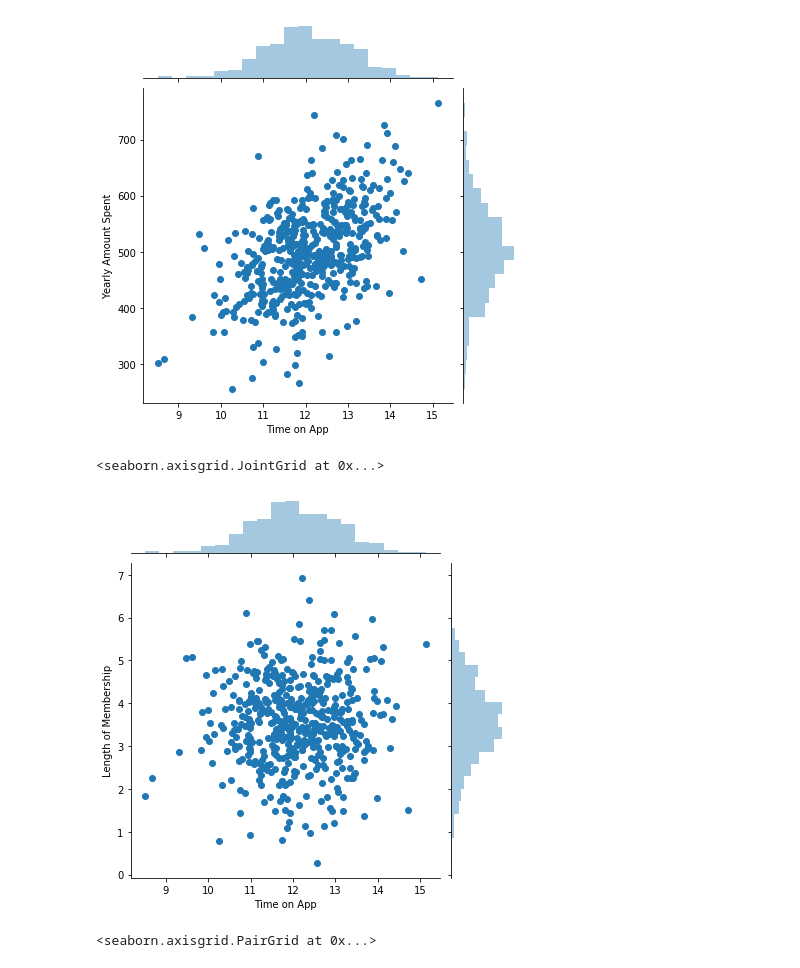
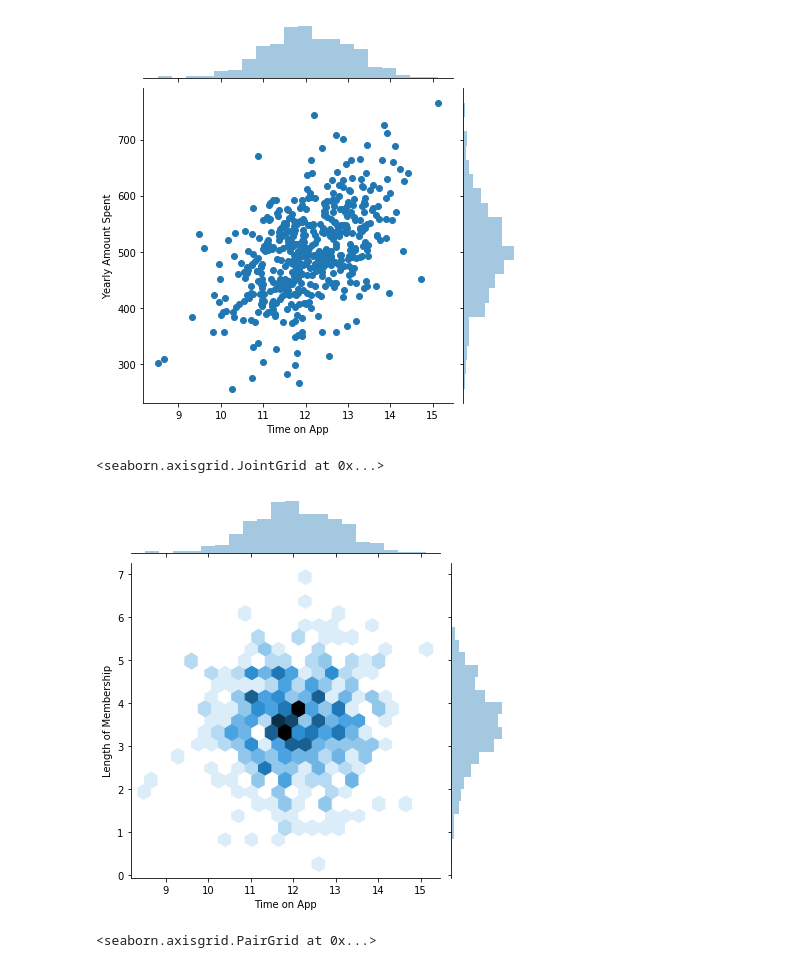
Before and after one commit to mutoromike/Machine-Learning, a Jupyter notebook: linear_regression/02-Linear Regression Project.ipynb, the cells around one changed output. Drawn from its saved outputs; the diff is of its cells as text; code cells hidden in the pictures.

```diff
--- a/linear_regression/02-Linear Regression Project.ipynb
+++ b/linear_regression/02-Linear Regression Project.ipynb
@@ -62,10 +73,10 @@ sns.jointplot(data["Time on App"], data["Yearly Amount Spent"])
 # %%
 # Use jointplot to create a 2D hex bin plot comparing Time on App and Length of Membership.
 sns.jointplot
-sns.jointplot(data["Time on App"], data["Length of Membership"])
+sns.jointplot(data["Time on App"], data["Length of Membership"], kind="hex")
 # %% [output]
 <seaborn.axisgrid.JointGrid at 0x...>
-[figure, old version]
+[figure, new version]
 # %%
 sns.pairplot(data)
 # %% [output]
```
Also changed, not shown: parts of 27 cells of this notebook.
